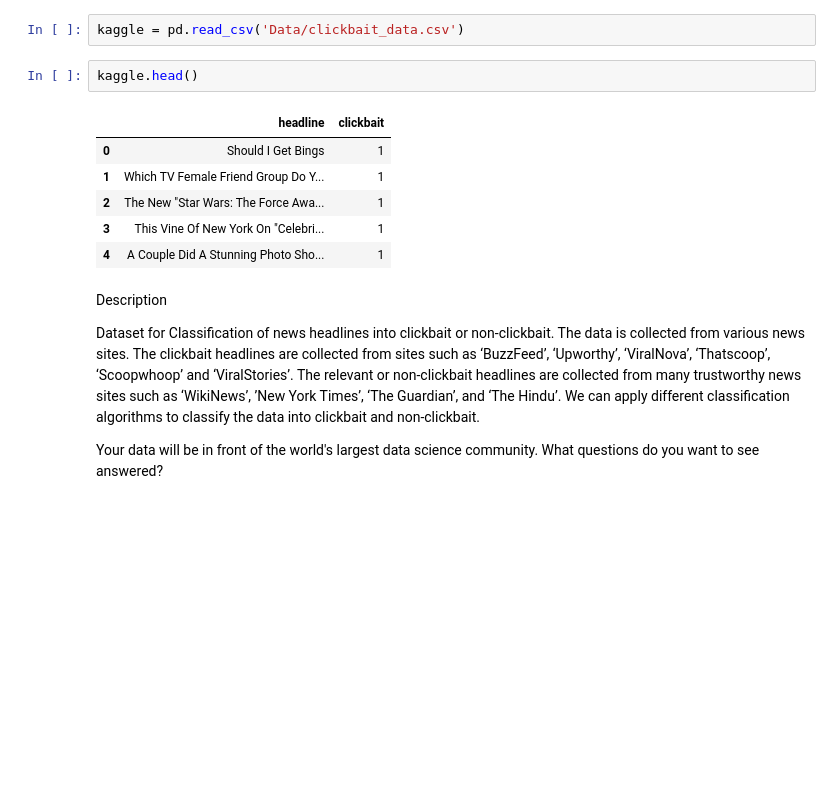
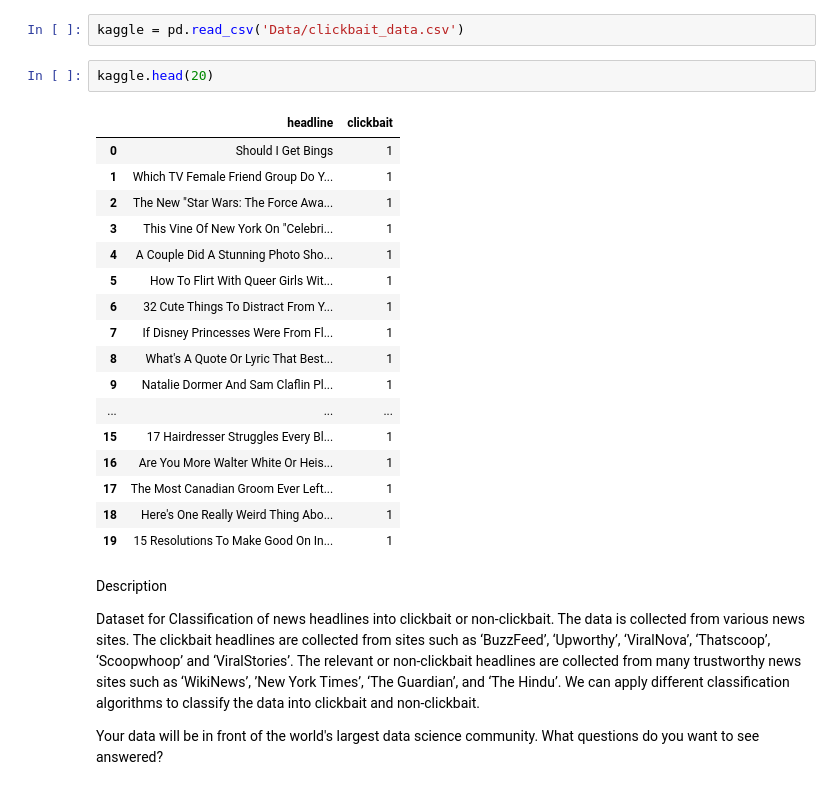
Before and after one commit to tjkim614/clickbait_headline_detector, a Jupyter notebook: 1_obtain.ipynb, the cells around one changed output. Saved outputs shown, nothing was run; the diff lists cells and outputs as text; blank space fills up the shorter version.

```diff
--- a/1_obtain.ipynb
+++ b/1_obtain.ipynb
@@ -22,14 +22,25 @@ import matplotlib.pyplot as plt
 # %%
 kaggle = pd.read_csv('Data/clickbait_data.csv')
 # %%
-kaggle.head()
+kaggle.head(20)
 # %% [output]
 |  | headline | clickbait |
 | 0 | Should I Get Bings | 1 |
 | 1 | Which TV Female Friend Group Do Y... | 1 |
 | 2 | The New "Star Wars: The Force Awa... | 1 |
 | 3 | This Vine Of New York On "Celebri... | 1 |
 | 4 | A Couple Did A Stunning Photo Sho... | 1 |
+| 5 | How To Flirt With Queer Girls Wit... | 1 |
+| 6 | 32 Cute Things To Distract From Y... | 1 |
+| 7 | If Disney Princesses Were From Fl... | 1 |
+| 8 | What's A Quote Or Lyric That Best... | 1 |
+| 9 | Natalie Dormer And Sam Claflin Pl... | 1 |
+| ... | ... | ... |
+| 15 | 17 Hairdresser Struggles Every Bl... | 1 |
+| 16 | Are You More Walter White Or Heis... | 1 |
+| 17 | The Most Canadian Groom Ever Left... | 1 |
+| 18 | Here's One Really Weird Thing Abo... | 1 |
+| 19 | 15 Resolutions To Make Good On In... | 1 |
 # %% [markdown]
 Description
 
```
Also changed, not shown: parts of 29 cells of this notebook, 4 other files.
